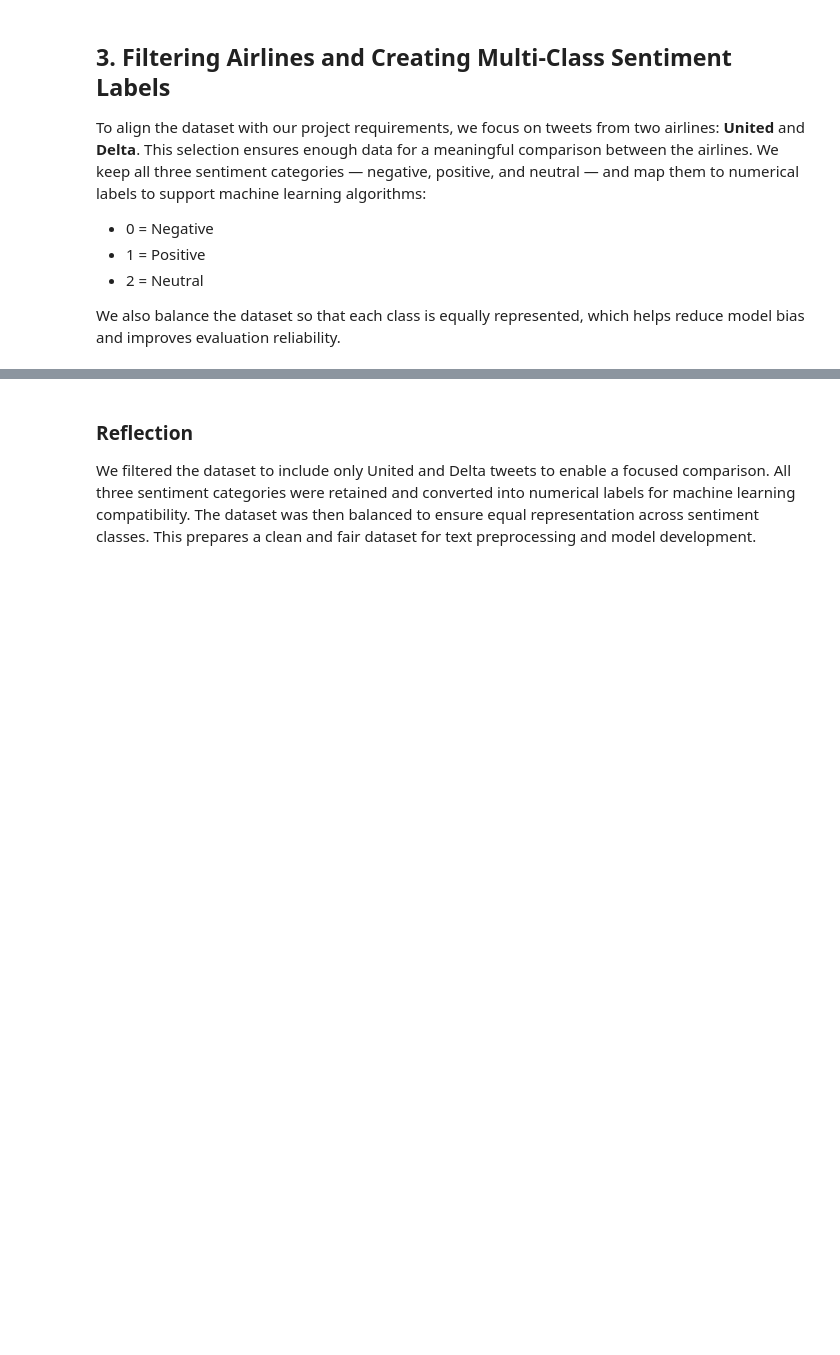
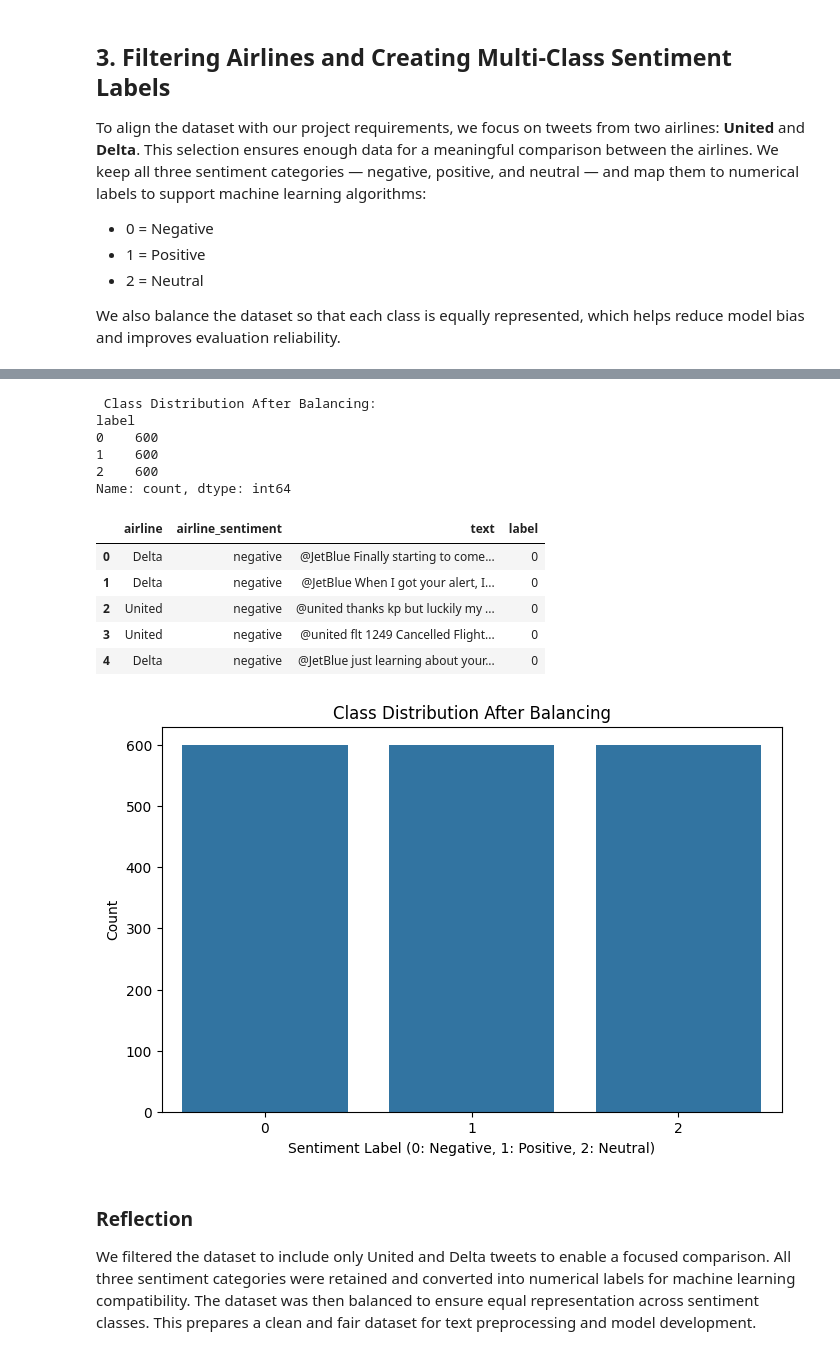
Before and after one commit to Albrightmaduka9053136/text-classification-dimensionality-reduction-group2, a Jupyter notebook: text_classification_dimensionality_reduction_group2.ipynb, the cells around one changed output, grey strips where cells are left out. Saved outputs shown, nothing was run; the diff lists cells and outputs as text; code cells hidden in the pictures; blank space fills up the shorter version.

```diff
--- a/text_classification_dimensionality_reduction_group2.ipynb
+++ b/text_classification_dimensionality_reduction_group2.ipynb
@@ -236,3 +217,40 @@ See the caveats in the documentation: https://pandas.pydata.org/pandas-docs/stab
+# %%
+# Balance to ~2000 samples (≈ 600 per class)
+df_balanced = df_filtered.groupby('label').apply(
+    lambda x: x.sample(600, random_state=42)
+)
+
+# Remove groupby index
+df_balanced = df_balanced.reset_index(drop=True)
+
+# Show balanced distribution
+print("\n Class Distribution After Balancing:")
+print(df_balanced['label'].value_counts())
+
+# Preview cleaned & filtered dataset
+display(df_balanced.head())
+
+# plotting balanced class distribution
+plt.figure(figsize=(8, 5))
+sns.countplot(x='label', data=df_balanced)
+plt.title('Class Distribution After Balancing')
+plt.xlabel('Sentiment Label (0: Negative, 1: Positive, 2: Neutral)')
+plt.ylabel('Count')
+plt.show()
+# %% [output]
+ Class Distribution After Balancing:
+label
+0    600
+1    600
+2    600
+Name: count, dtype: int64
+|  | airline | airline_sentiment | text | label |
+| 0 | Delta | negative | @JetBlue Finally starting to come... | 0 |
+| 1 | Delta | negative | @JetBlue When I got your alert, I... | 0 |
+| 2 | United | negative | @united thanks kp but luckily my ... | 0 |
+| 3 | United | negative | @united flt 1249 Cancelled Flight... | 0 |
+| 4 | Delta | negative | @JetBlue just learning about your... | 0 |
+[figure, added]
 # %% [markdown]
 ### Reflection
 
```
Also changed, not shown: parts of 6 cells of this notebook.
